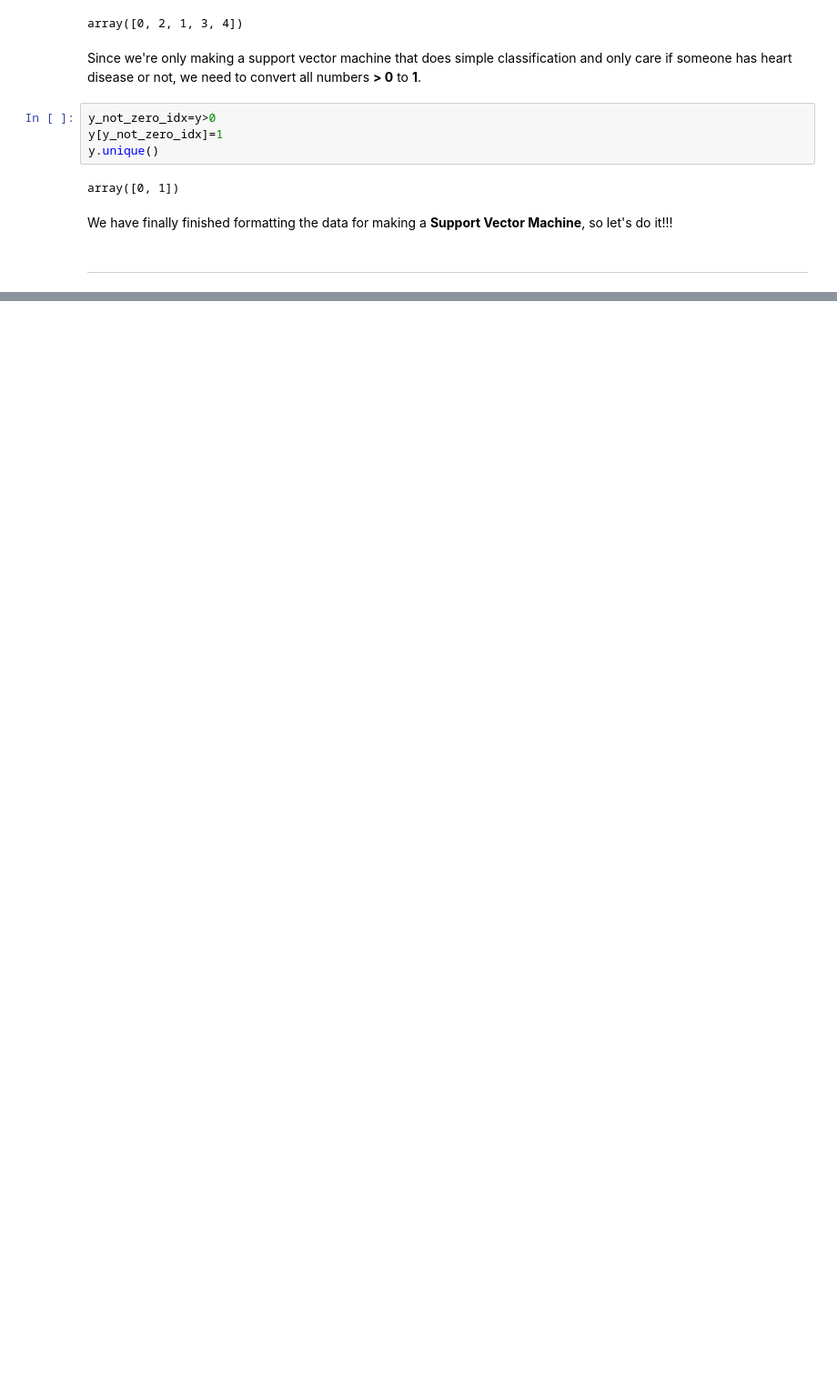
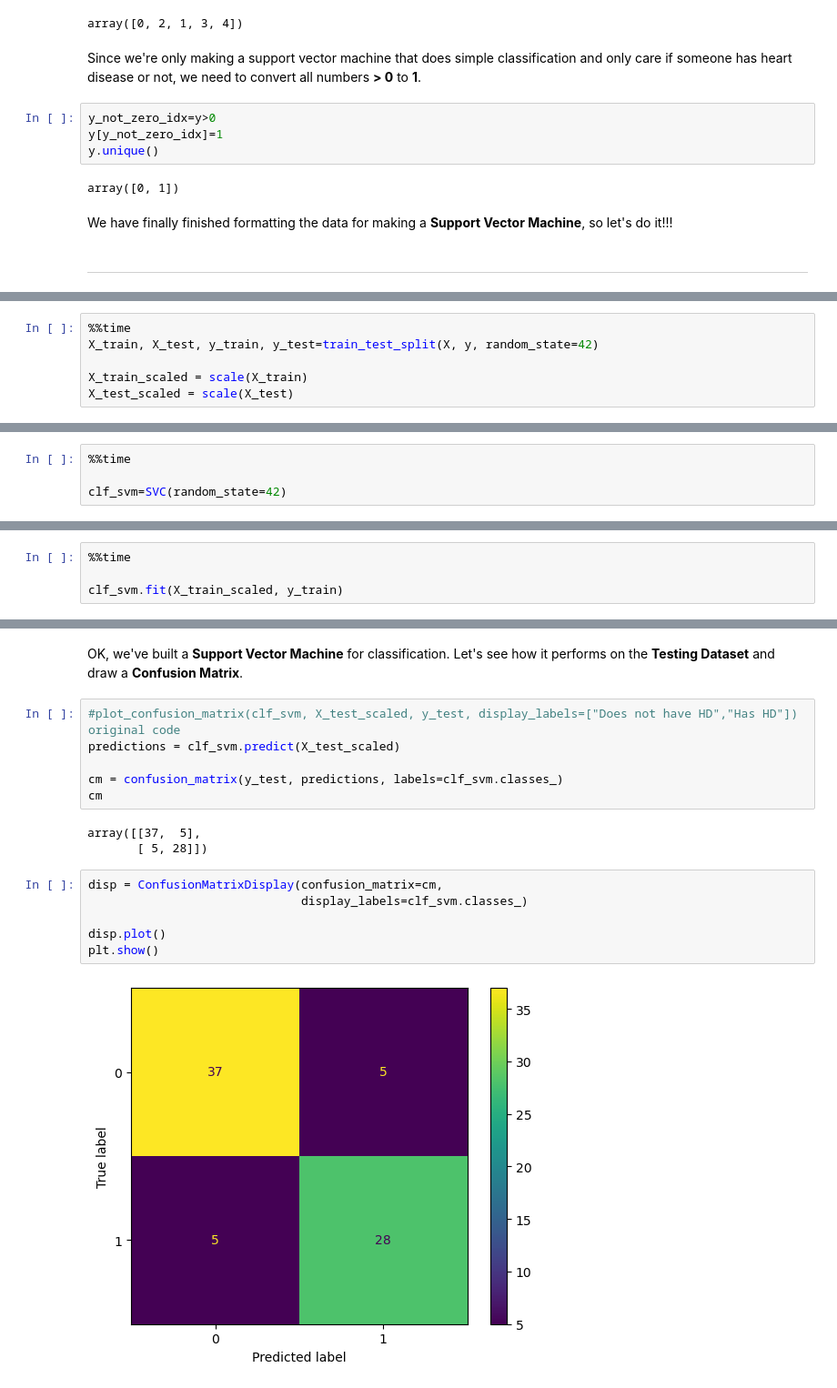
Before and after one commit to fcamadi/masterMLpython, a Jupyter notebook: Coursera_SVM_project/CourseraSVMproject.ipynb, the cells around one changed output, grey strips where cells are left out. Shown at 91% size. Drawn from its saved outputs; the diff is of its cells as text; blank space fills up the shorter version.

```diff
--- a/Coursera_SVM_project/CourseraSVMproject.ipynb
+++ b/Coursera_SVM_project/CourseraSVMproject.ipynb
@@ -416,0 +424,6 @@ We have finally finished formatting the data for making a **Support Vector Machi
+# %%
+%%time
+X_train, X_test, y_train, y_test=train_test_split(X, y, random_state=42)
+
+X_train_scaled = scale(X_train)
+X_test_scaled = scale(X_test)
@@ -416,0 +437,4 @@ We have finally finished formatting the data for making a **Support Vector Machi
+# %%
+%%time
+
+clf_svm=SVC(random_state=42)
@@ -416,0 +444,4 @@ We have finally finished formatting the data for making a **Support Vector Machi
+# %%
+%%time
+
+clf_svm.fit(X_train_scaled, y_train)
@@ -416,0 +452,19 @@ We have finally finished formatting the data for making a **Support Vector Machi
+# %% [markdown]
+OK, we've built a **Support Vector Machine** for classification. Let's see how it performs on the **Testing Dataset** and draw a **Confusion Matrix**.
+# %%
+#plot_confusion_matrix(clf_svm, X_test_scaled, y_test, display_labels=["Does not have HD","Has HD"]) original code
+predictions = clf_svm.predict(X_test_scaled)
+
+cm = confusion_matrix(y_test, predictions, labels=clf_svm.classes_)
+cm
+# %% [output]
+array([[37,  5],
+       [ 5, 28]])
+# %%
+disp = ConfusionMatrixDisplay(confusion_matrix=cm,
+                              display_labels=clf_svm.classes_)
+
+disp.plot()
+plt.show()
+# %% [output]
+[figure, added]
```
Also changed, not shown: parts of 7 cells of this notebook.
